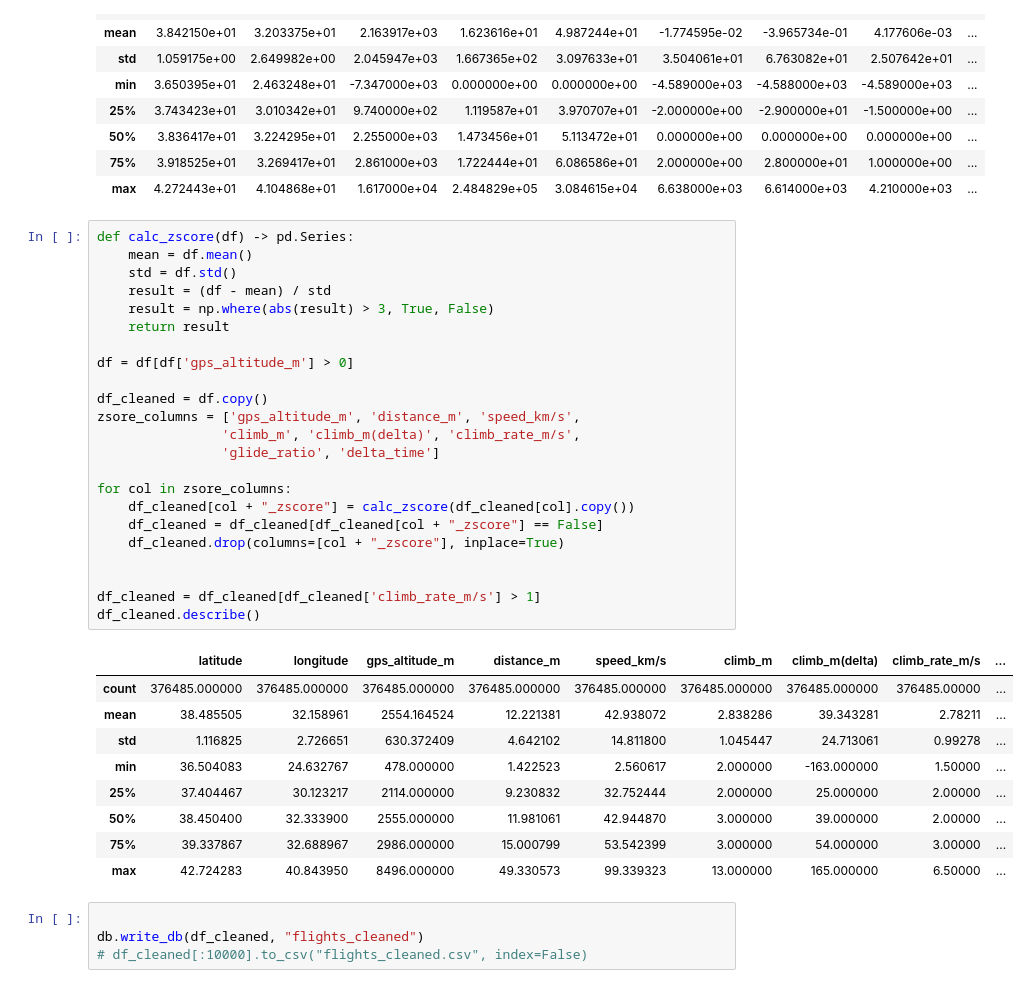
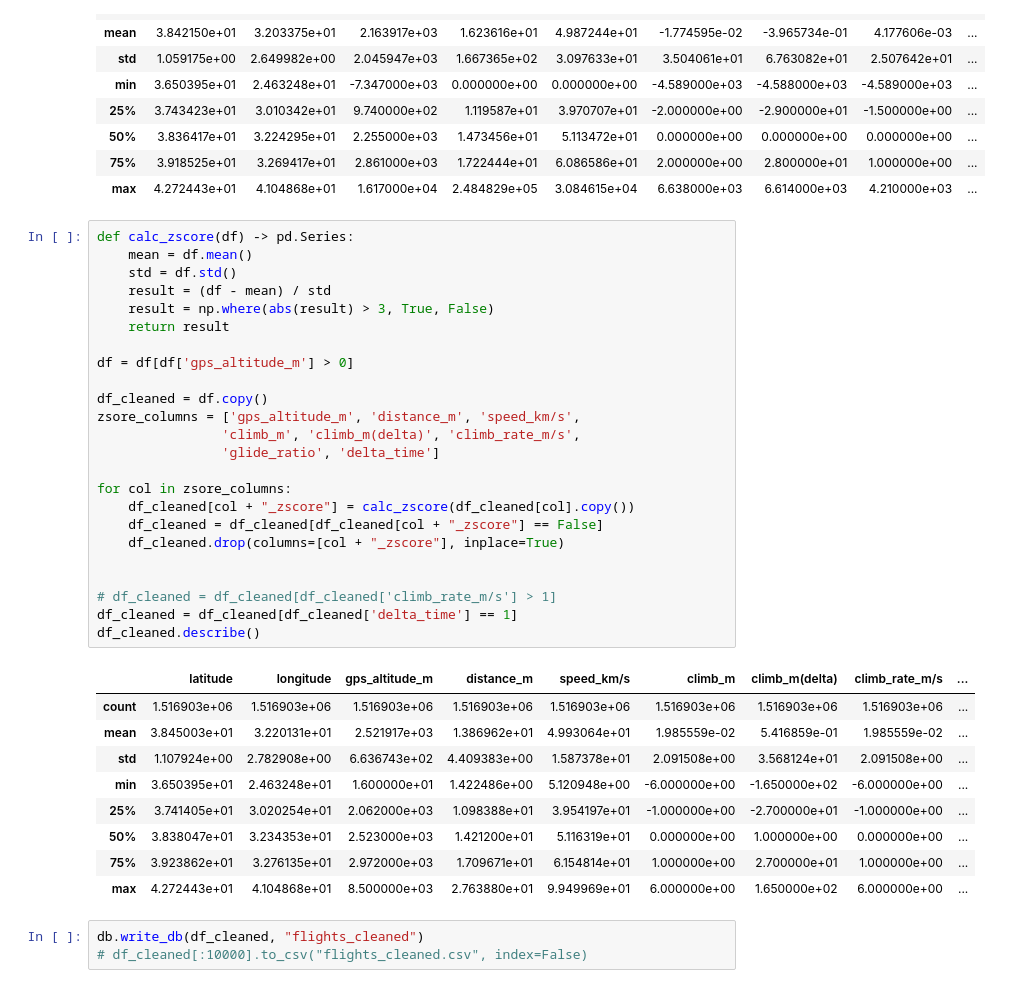
Before and after one commit to SerkanKurd/Paragliding_Flight_Analyses, a Jupyter notebook: scripts/process_flightdata.ipynb, the cells around one changed output. Cells and saved outputs as stored; diff of their text form.

```diff
--- a/scripts/process_flightdata.ipynb
+++ b/scripts/process_flightdata.ipynb
@@ -69,37 +69,37 @@ df.describe()
 # %%
 def calc_zscore(df) -> pd.Series:
     mean = df.mean()
     std = df.std()
     result = (df - mean) / std
     result = np.where(abs(result) > 3, True, False)
     return result
 
 df = df[df['gps_altitude_m'] > 0]
 
 df_cleaned = df.copy()
 zsore_columns = ['gps_altitude_m', 'distance_m', 'speed_km/s',
                 'climb_m', 'climb_m(delta)', 'climb_rate_m/s',
                 'glide_ratio', 'delta_time']
 
 for col in zsore_columns:
     df_cleaned[col + "_zscore"] = calc_zscore(df_cleaned[col].copy())
     df_cleaned = df_cleaned[df_cleaned[col + "_zscore"] == False]
     df_cleaned.drop(columns=[col + "_zscore"], inplace=True)
 
 
-df_cleaned = df_cleaned[df_cleaned['climb_rate_m/s'] > 1]
+# df_cleaned = df_cleaned[df_cleaned['climb_rate_m/s'] > 1]
+df_cleaned = df_cleaned[df_cleaned['delta_time'] == 1]
 df_cleaned.describe()
 # %% [output]
 |  | latitude | longitude | gps_altitude_m | distance_m | speed_km/s | climb_m | climb_m(delta) | climb_rate_m/s | ... |
-| count | 376485.000000 | 376485.000000 | 376485.000000 | 376485.000000 | 376485.000000 | 376485.000000 | 376485.000000 | 376485.00000 | ... |
-| mean | 38.485505 | 32.158961 | 2554.164524 | 12.221381 | 42.938072 | 2.838286 | 39.343281 | 2.78211 | ... |
-| std | 1.116825 | 2.726651 | 630.372409 | 4.642102 | 14.811800 | 1.045447 | 24.713061 | 0.99278 | ... |
-| min | 36.504083 | 24.632767 | 478.000000 | 1.422523 | 2.560617 | 2.000000 | -163.000000 | 1.50000 | ... |
-| 25% | 37.404467 | 30.123217 | 2114.000000 | 9.230832 | 32.752444 | 2.000000 | 25.000000 | 2.00000 | ... |
-| 50% | 38.450400 | 32.333900 | 2555.000000 | 11.981061 | 42.944870 | 3.000000 | 39.000000 | 2.00000 | ... |
-| 75% | 39.337867 | 32.688967 | 2986.000000 | 15.000799 | 53.542399 | 3.000000 | 54.000000 | 3.00000 | ... |
-| max | 42.724283 | 40.843950 | 8496.000000 | 49.330573 | 99.339323 | 13.000000 | 165.000000 | 6.50000 | ... |
+| count | 1.516903e+06 | 1.516903e+06 | 1.516903e+06 | 1.516903e+06 | 1.516903e+06 | 1.516903e+06 | 1.516903e+06 | 1.516903e+06 | ... |
+| mean | 3.845003e+01 | 3.220131e+01 | 2.521917e+03 | 1.386962e+01 | 4.993064e+01 | 1.985559e-02 | 5.416859e-01 | 1.985559e-02 | ... |
+| std | 1.107924e+00 | 2.782908e+00 | 6.636743e+02 | 4.409383e+00 | 1.587378e+01 | 2.091508e+00 | 3.568124e+01 | 2.091508e+00 | ... |
+| min | 3.650395e+01 | 2.463248e+01 | 1.600000e+01 | 1.422486e+00 | 5.120948e+00 | -6.000000e+00 | -1.650000e+02 | -6.000000e+00 | ... |
+| 25% | 3.741405e+01 | 3.020254e+01 | 2.062000e+03 | 1.098388e+01 | 3.954197e+01 | -1.000000e+00 | -2.700000e+01 | -1.000000e+00 | ... |
+| 50% | 3.838047e+01 | 3.234353e+01 | 2.523000e+03 | 1.421200e+01 | 5.116319e+01 | 0.000000e+00 | 1.000000e+00 | 0.000000e+00 | ... |
+| 75% | 3.923862e+01 | 3.276135e+01 | 2.972000e+03 | 1.709671e+01 | 6.154814e+01 | 1.000000e+00 | 2.700000e+01 | 1.000000e+00 | ... |
+| max | 4.272443e+01 | 4.104868e+01 | 8.500000e+03 | 2.763880e+01 | 9.949969e+01 | 6.000000e+00 | 1.650000e+02 | 6.000000e+00 | ... |
 # %%
-
 db.write_db(df_cleaned, "flights_cleaned")
 # df_cleaned[:10000].to_csv("flights_cleaned.csv", index=False)
```
Also changed, not shown: 6 other files.
